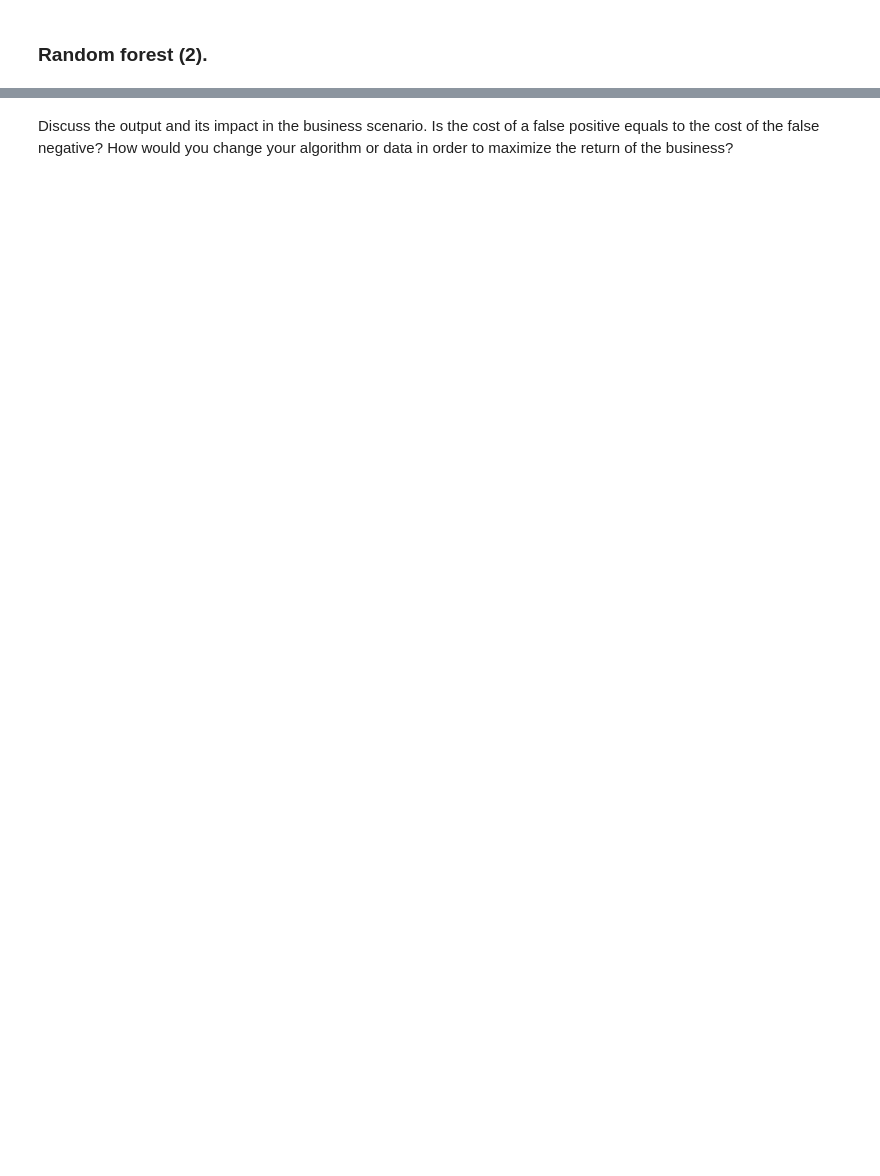
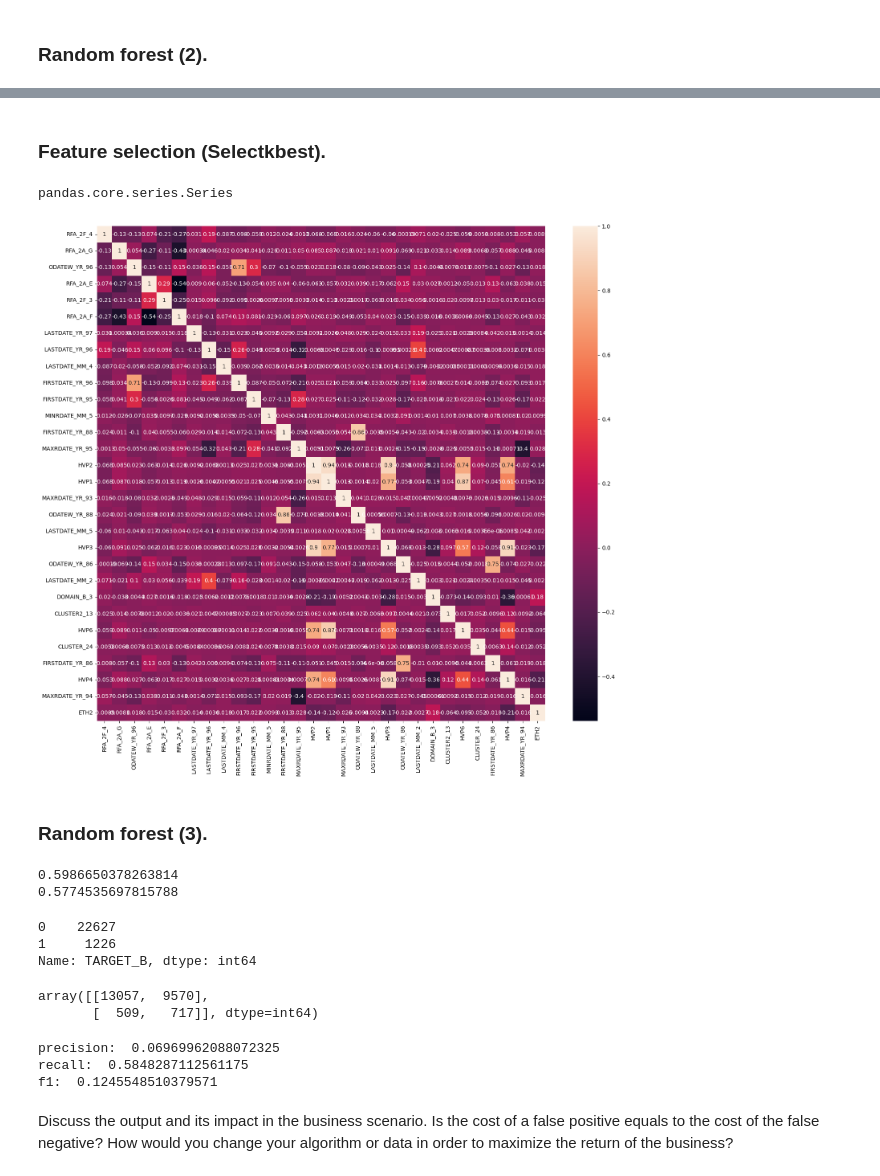
Before and after one commit to 92CMDiego/lab-random-forests, a Jupyter notebook: lab-random-forests.ipynb, the cells around one changed output, grey strips where cells are left out. Saved outputs shown, nothing was run; the diff lists cells and outputs as text; code cells hidden in the pictures; blank space fills up the shorter version.

```diff
--- a/lab-random-forests.ipynb
+++ b/lab-random-forests.ipynb
@@ -277,5 +241,5 @@ ax = sns.heatmap(corr_matrix, annot=True)
+# %%
+X_train_2 = X_train.drop(droplist_var, axis=1)
+X_test_2 = X_test.drop(droplist_var, axis=1)
 # %% [markdown]
 ### Random forest (2).
-# %%
-X_train_2 = X_train[cols]
-# X_train_2
@@ -319,0 +281,21 @@ f1:  0.12219196732471069
+# %% [markdown]
+### Feature selection (Selectkbest).
+# %%
+from sklearn.feature_selection import SelectKBest
+from sklearn.feature_selection import chi2
+kbest = SelectKBest(chi2, k=10).fit(X_train_2, y_train)
+# %%
+df =pd.DataFrame(data = kbest.scores_, columns = ['score'])
+df['Column'] = X_train_2.columns
+# print(df.sort_values(by = ['score'], ascending = False))
+# %%
+cols = df.sort_values(by = ['score'], ascending = False).head(30)['Column']
+type(cols)
+# %% [output]
+pandas.core.series.Series
+# %%
+corr_matrix=X_train_2[cols].corr()
+fig, ax = plt.subplots(figsize=(18,16))
+ax = sns.heatmap(corr_matrix, annot=True)
+# %% [output]
+[figure, added]
@@ -320,3 +305,40 @@ f1:  0.12219196732471069
+# %% [markdown]
+### Random forest (3).
+# %%
+from sklearn.ensemble import RandomForestClassifier
+rf3 = RandomForestClassifier(max_depth=5,
+                             min_samples_split=20, # amount of rows still considered at every question
+                             min_samples_leaf =20, # ultimate answer based on at least this many rows
+                             max_samples=0.8,
+                             )
+rf3.fit(X_train_3, y_train)
+print(rf3.score(X_train_3, y_train))
+print(rf3.score(X_test_3, y_test))
+# %% [output]
+0.5986650378263814
+0.5774535697815788
+# %%
+from sklearn.metrics import confusion_matrix
+y_pred_3 = rf3.predict(X_test_3)
+display(y_test.value_counts())
+display(confusion_matrix(y_test, y_pred_3))
+# %% [output]
+0    22627
+1     1226
+Name: TARGET_B, dtype: int64
+array([[13057,  9570],
+       [  509,   717]], dtype=int64)
+# %%
+from sklearn.metrics import precision_score
+from sklearn.metrics import recall_score
+from sklearn.metrics import f1_score
+print("precision: ",precision_score(y_test,y_pred_3))
+print("recall: ",recall_score(y_test,y_pred_3))
+print("f1: ",f1_score(y_test,y_pred_3))
+# %% [output]
+precision:  0.06969962088072325
+recall:  0.5848287112561175
+f1:  0.1245548510379571
 # %% [markdown]
 Discuss the output and its impact in the business scenario. Is the cost of a false positive equals to the cost of the false negative? How would you change your algorithm or data in order to maximize the return of the business?
 # %% [markdown]
```
Also changed, not shown: parts of 19 cells of this notebook.
